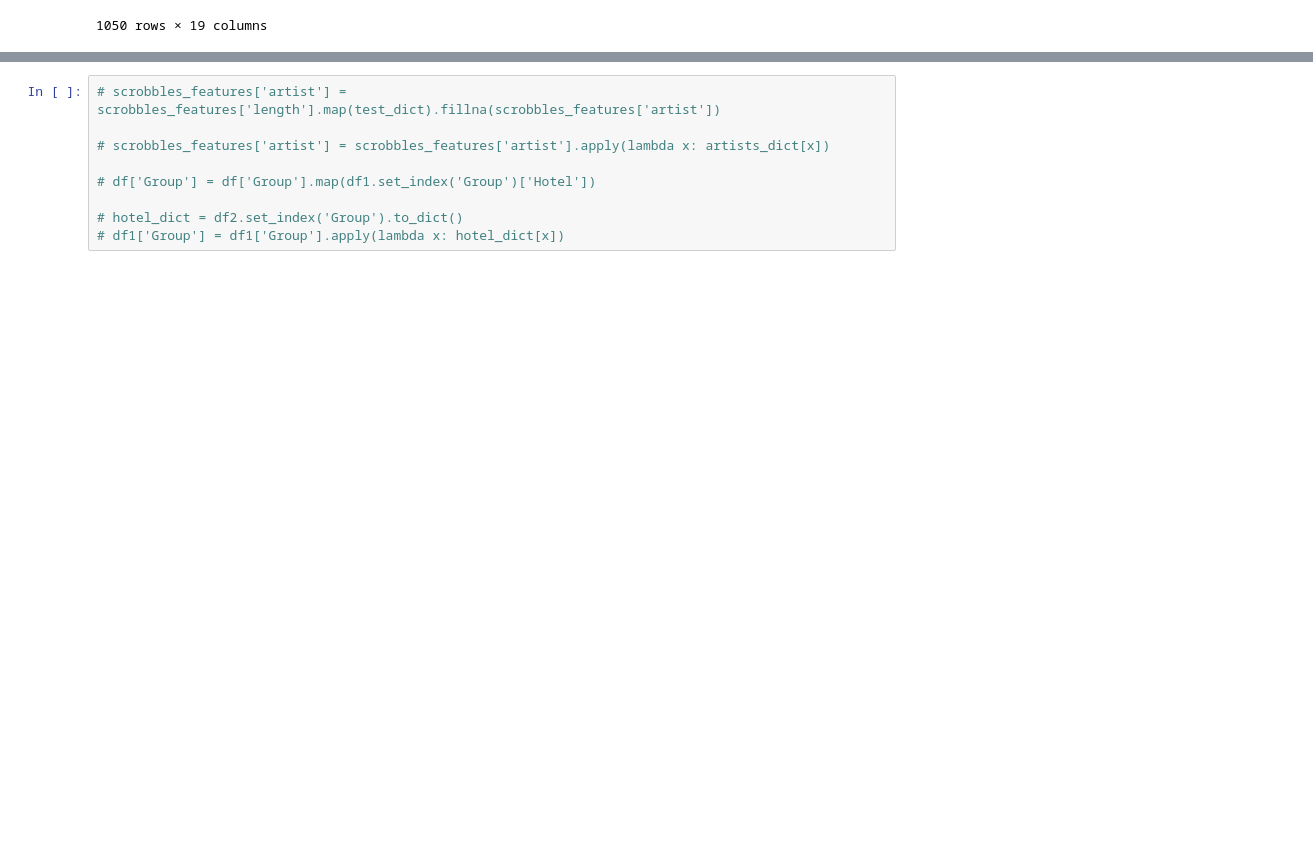
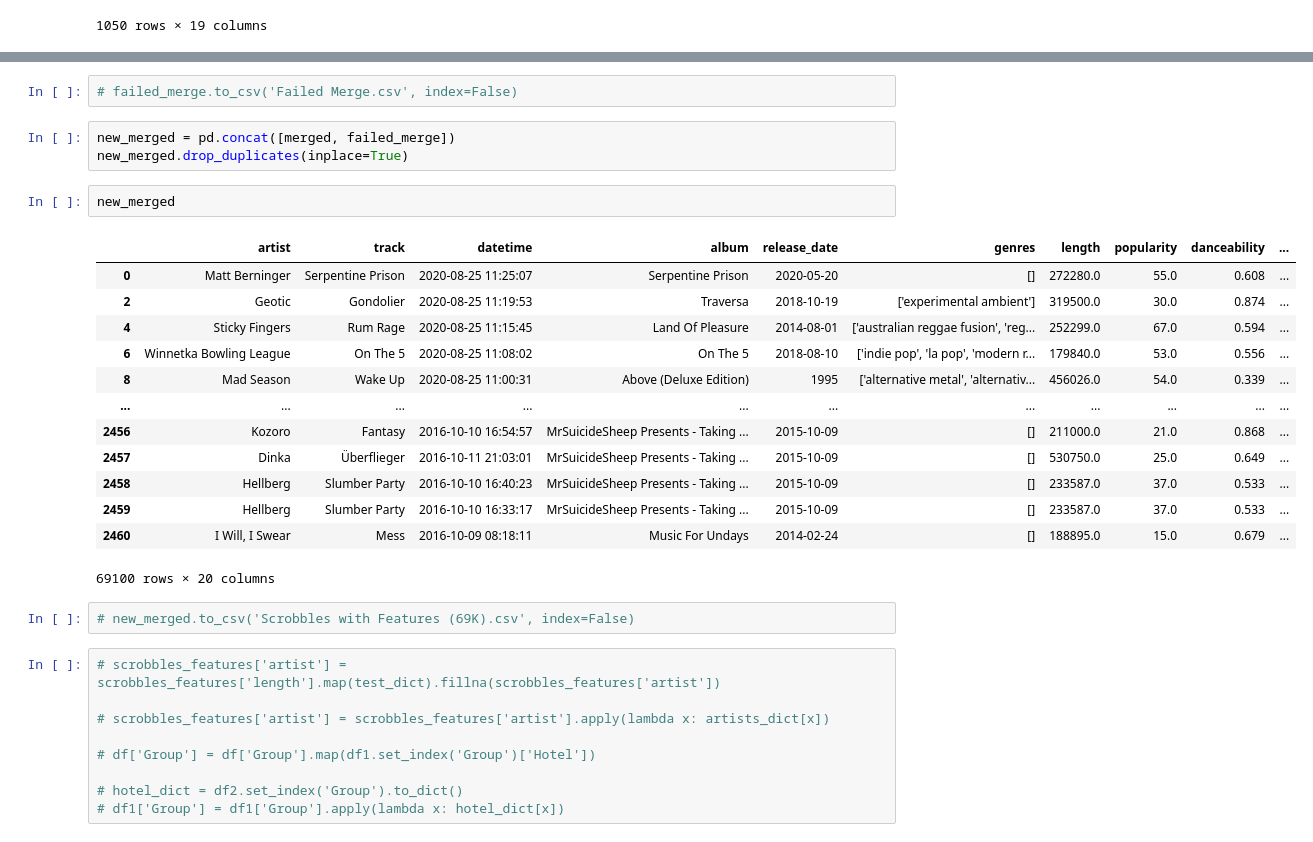
Before and after one commit to SidSaxena/music-analysis, a Jupyter notebook: spotify/spotify_final.ipynb, the cells around one changed output, grey strips where cells are left out. Saved outputs shown, nothing was run; the diff lists cells and outputs as text; blank space fills up the shorter version.

```diff
--- a/spotify/spotify_final.ipynb
+++ b/spotify/spotify_final.ipynb
@@ -573,3 +566,26 @@ test_dict = test1['artist_y'].to_dict()
+# %%
+# failed_merge.to_csv('Failed Merge.csv', index=False)
+# %%
+new_merged = pd.concat([merged, failed_merge])
+new_merged.drop_duplicates(inplace=True)
+# %%
+new_merged
+# %% [output]
+|  | artist | track | datetime | album | release_date | genres | length | popularity | danceability | ... |
+| 0 | Matt Berninger | Serpentine Prison | 2020-08-25 11:25:07 | Serpentine Prison | 2020-05-20 | [] | 272280.0 | 55.0 | 0.608 | ... |
+| 2 | Geotic | Gondolier | 2020-08-25 11:19:53 | Traversa | 2018-10-19 | ['experimental ambient'] | 319500.0 | 30.0 | 0.874 | ... |
+| 4 | Sticky Fingers | Rum Rage | 2020-08-25 11:15:45 | Land Of Pleasure | 2014-08-01 | ['australian reggae fusion', 'reg... | 252299.0 | 67.0 | 0.594 | ... |
+| 6 | Winnetka Bowling League | On The 5 | 2020-08-25 11:08:02 | On The 5 | 2018-08-10 | ['indie pop', 'la pop', 'modern r... | 179840.0 | 53.0 | 0.556 | ... |
+| 8 | Mad Season | Wake Up | 2020-08-25 11:00:31 | Above (Deluxe Edition) | 1995 | ['alternative metal', 'alternativ... | 456026.0 | 54.0 | 0.339 | ... |
+| ... | ... | ... | ... | ... | ... | ... | ... | ... | ... | ... |
+| 2456 | Kozoro | Fantasy | 2016-10-10 16:54:57 | MrSuicideSheep Presents - Taking ... | 2015-10-09 | [] | 211000.0 | 21.0 | 0.868 | ... |
+| 2457 | Dinka | Überflieger | 2016-10-11 21:03:01 | MrSuicideSheep Presents - Taking ... | 2015-10-09 | [] | 530750.0 | 25.0 | 0.649 | ... |
+| 2458 | Hellberg | Slumber Party | 2016-10-10 16:40:23 | MrSuicideSheep Presents - Taking ... | 2015-10-09 | [] | 233587.0 | 37.0 | 0.533 | ... |
+| 2459 | Hellberg | Slumber Party | 2016-10-10 16:33:17 | MrSuicideSheep Presents - Taking ... | 2015-10-09 | [] | 233587.0 | 37.0 | 0.533 | ... |
+| 2460 | I Will, I Swear | Mess | 2016-10-09 08:18:11 | Music For Undays | 2014-02-24 | [] | 188895.0 | 15.0 | 0.679 | ... |
+69100 rows × 20 columns
+# %%
+# new_merged.to_csv('Scrobbles with Features (69K).csv', index=False)
 # %%
 # scrobbles_features['artist'] = scrobbles_features['length'].map(test_dict).fillna(scrobbles_features['artist'])
 
```
Also changed, not shown: parts of 19 cells of this notebook.
